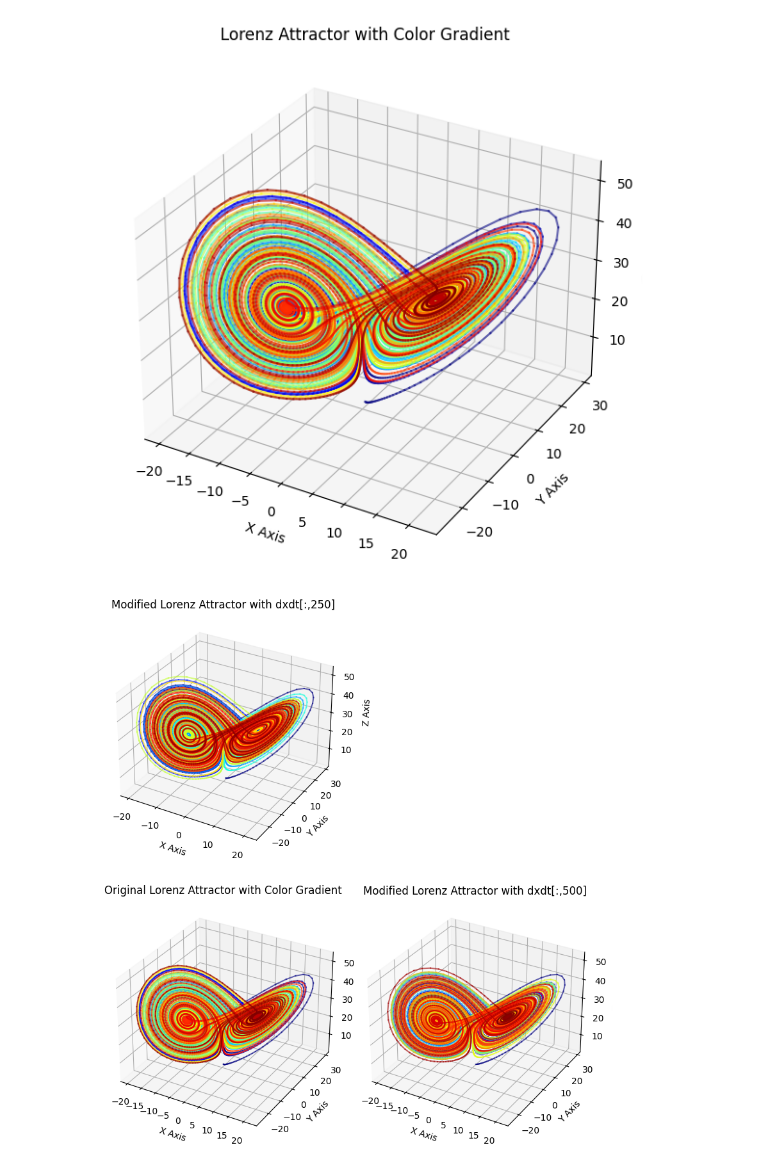
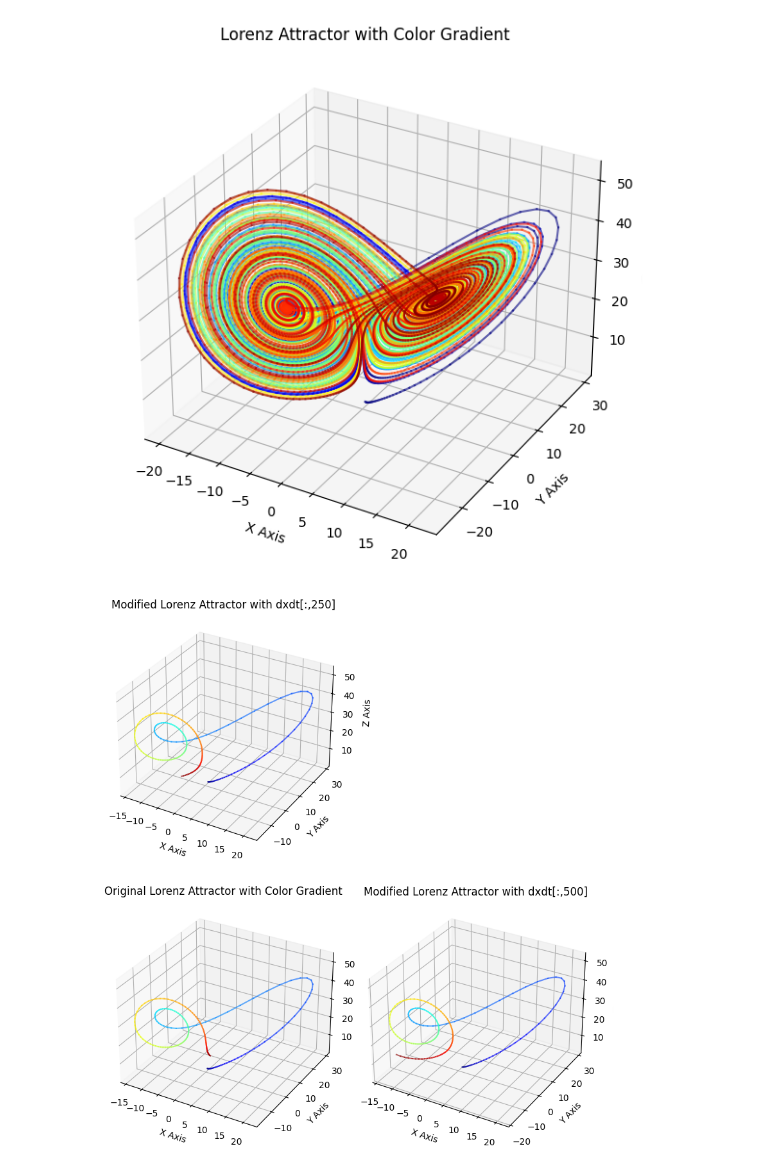
Before and after one commit to AzeezIsh/Intel-Sandbox, a Jupyter notebook: Lorenz/lorenz_api.ipynb, the cells around one changed output. Saved outputs shown, nothing was run; the diff lists cells and outputs as text; code cells hidden in the pictures.

```diff
--- a/Lorenz/lorenz_api.ipynb
+++ b/Lorenz/lorenz_api.ipynb
@@ -61,7 +61,7 @@ import matplotlib.pyplot as plt
 
 
 dt = 0.01  # sample rate in seconds.
-x = 20000
+x = 200
 init_conds = 1000
 
 dxdt = np.empty((x + 1, init_conds)) # add in dimension for empty
@@ -108,31 +108,31 @@ ax2 = fig.add_subplot(122, projection='3d')
 for i in range(x - 1):
     xG = list(dxdt[i:i+2, 500])  # Using second column for x-axis
     yG = list(dydt[i:i+2, 500])  # Keeping first column for y-axis
     zG = list(dzdt[i:i+2, 500])  # Keeping first column for z-axis
     colorsG = list(colors[i])
     ax2.plot(xG, yG, zG, color=colorsG, alpha=0.6)
 
 ax2.set_xlabel("X Axis")
 ax2.set_ylabel("Y Axis")
 ax2.set_zlabel("Z Axis")
 ax2.set_title("Modified Lorenz Attractor with dxdt[:,500]")
 
 # Second subplot with dxdt[i:i+2, 1]
 ax2 = fig.add_subplot(221, projection='3d')
 for i in range(x - 1):
     xG = list(dxdt[i:i+2, 250])  # Using second column for x-axis
     yG = list(dydt[i:i+2, 250])  # Keeping first column for y-axis
     zG = list(dzdt[i:i+2, 250])  # Keeping first column for z-axis
     colorsG = list(colors[i])
     ax2.plot(xG, yG, zG, color=colorsG, alpha=0.6)
 
 ax2.set_xlabel("X Axis")
 ax2.set_ylabel("Y Axis")
 ax2.set_zlabel("Z Axis")
 ax2.set_title("Modified Lorenz Attractor with dxdt[:,250]")
 
 # Show the plot
 plt.tight_layout()
 plt.show()
 # %% [output]
-[figure, old version]
+[figure, new version]
```
Also changed, not shown: 3 other files.
